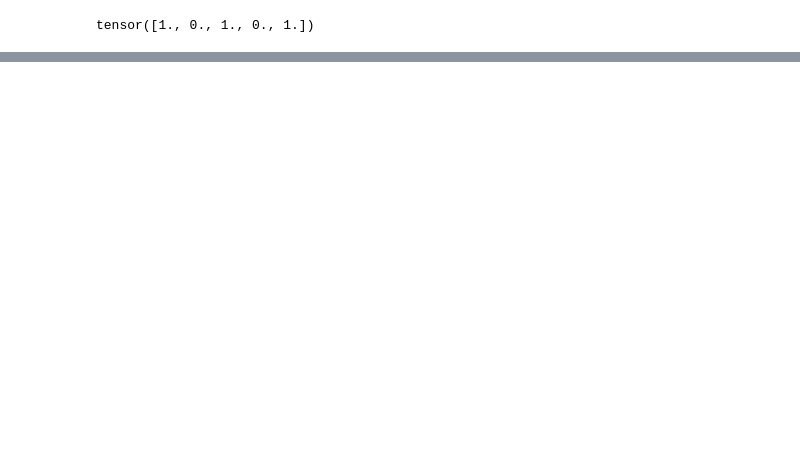
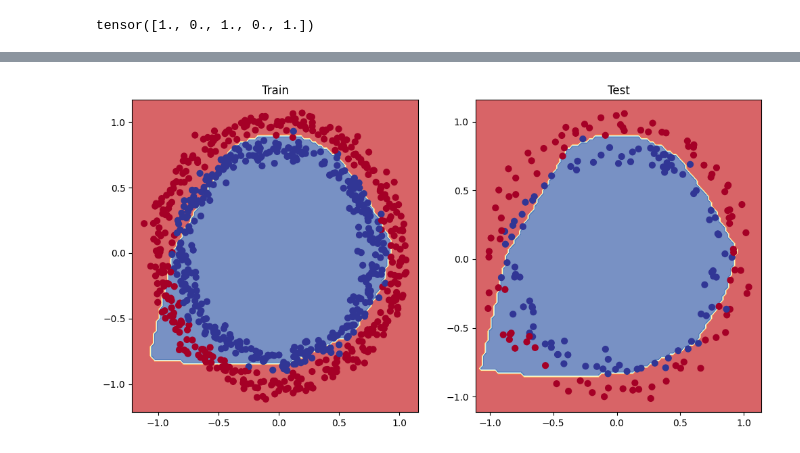
Before and after one commit to zahra-omrani/Deep-Learning, a Jupyter notebook: 02_pytorch_classification_mine.ipynb, the cells around one changed output, grey strips where cells are left out. Saved outputs shown, nothing was run; the diff lists cells and outputs as text; code cells hidden in the pictures; blank space fills up the shorter version.

Commit message:
built a multi class classification model

```diff
--- a/02_pytorch_classification_mine.ipynb
+++ b/02_pytorch_classification_mine.ipynb
@@ -175,0 +287,34 @@ from helper_function import plot_decision_boundary,plot_predictions
+# %%
+from torch import manual_seed
+
+
+import torch  # Importing torch to access cuda
+
+manual_seed(42)
+torch.cuda.manual_seed(42)  # Updated to use torch.cuda
+epochs = 1000
+for epoch in range(epochs):
+    model_3.train()
+
+    y_logits = model_3(x_train.to(device)).squeeze()
+    y_pred = torch.round(torch.sigmoid(y_logits))
+
+    loss = loss_fn(y_logits, y_train.to(device))
+    acc = accuracy_fn(y_true=y_train.cpu(),
+                      y_pred=y_pred.cpu())
+    optimizer.zero_grad()
+    loss.backward()
+    optimizer.step()
+
+    #Testing the model
+    model_3.eval()
+    with torch.inference_mode():
+        test_logits = model_3(x_test.to(device)).squeeze()
+        test_pred = torch.round(torch.sigmoid(test_logits))
+
+        test_loss = loss_fn(test_logits, y_test.to(device))
+        test_acc = accuracy_fn(y_true=y_test.cpu(),
+                               y_pred=test_pred.cpu())
+
+    if epoch % 10 == 0:
+        print(f"Epoch: {epoch} | Loss: {loss:.5f} | Accuracy: {acc:.2f}% |Test Loss: {test_loss:.5f} | Test Accuracy: {test_acc:.2f}%")
@@ -175,0 +339,10 @@ from helper_function import plot_decision_boundary,plot_predictions
+# %%
+plt.figure(figsize=(12, 6))
+plt.subplot(1, 2, 1)
+plt.title("Train")
+plot_decision_boundary(model_3, x_train.cpu(), y_train.cpu())
+plt.subplot(1, 2, 2)
+plt.title("Test")
+plot_decision_boundary(model_3, x_test.cpu(), y_test.cpu())
+# %% [output]
+[figure, added]
```
Also changed, not shown: parts of 20 cells of this notebook.
